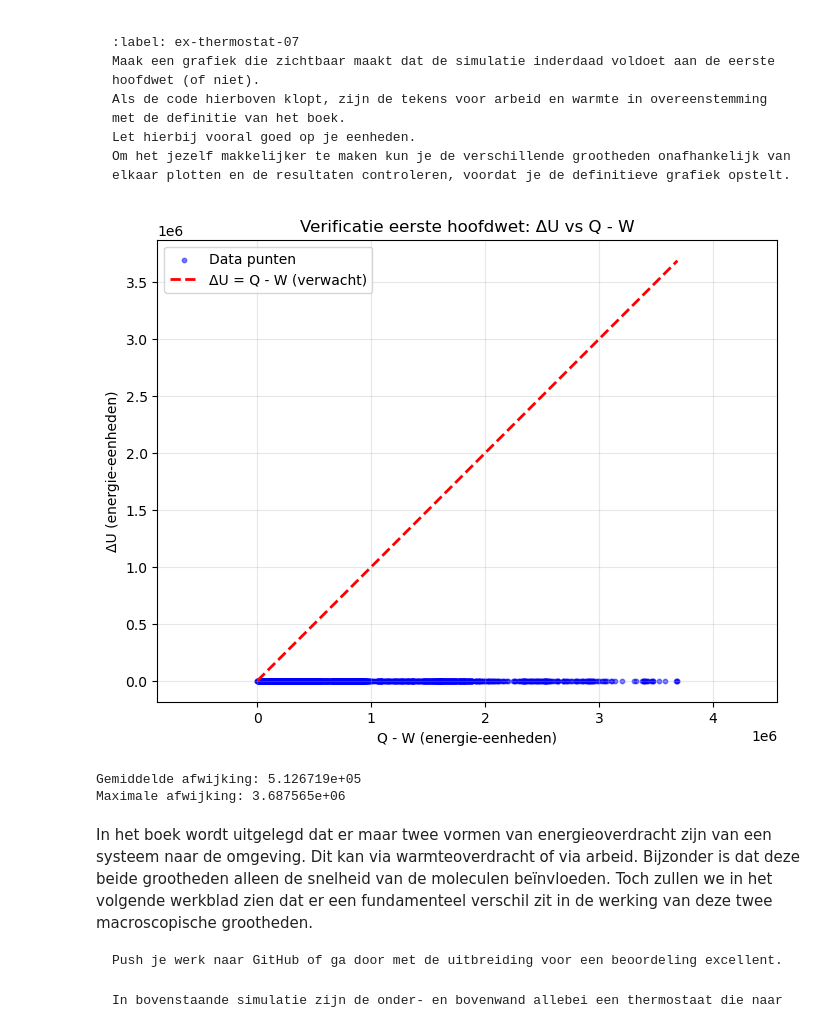
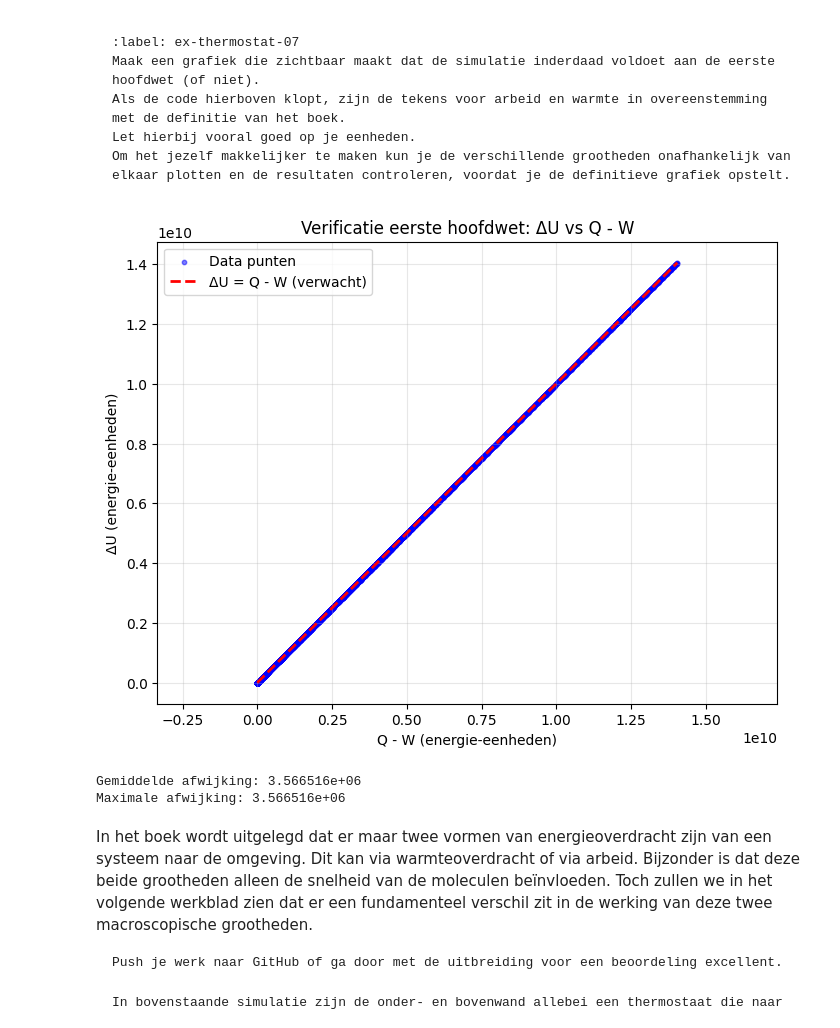
Before and after one commit to Jz-Mo/thermolab, a Jupyter notebook: Content/PySim/8_thermostaat.ipynb, the cells around one changed output. Drawn from its saved outputs; the diff is of its cells as text; code cells hidden in the pictures.

```diff
--- a/Content/PySim/8_thermostaat.ipynb
+++ b/Content/PySim/8_thermostaat.ipynb
@@ -440,33 +440,39 @@ Om het jezelf makkelijker te maken kun je de verschillende grootheden onafhankel
 # %%
 initial_kinetic_energy = sum(p.kin_energy for p in particles)
 internal_energy_change = np.zeros(N_steps)
 
 for i in range(N_steps):
+    take_time_step(particles)
+    volumes[i] = box_length * box_height
+    pressures[i] = pressure
+    temperatures[i] = temperature(particles)
+    heats[i] = heat
+    works[i] = work
     total_kin_energy = sum(p.kin_energy for p in particles)
     internal_energy_change[i] = total_kin_energy - initial_kinetic_energy
 
 first_law = heats - works
 
 plt.figure(figsize=(8, 6))
 plt.scatter(first_law, internal_energy_change, alpha=0.5, s=10, color='blue', label='Data punten')
 min_val = min(np.min(first_law), np.min(internal_energy_change))
 max_val = max(np.max(first_law), np.max(internal_energy_change))
 plt.plot([min_val, max_val], [min_val, max_val], 'r--', linewidth=2, label='ΔU = Q - W (verwacht)')
 plt.xlabel('Q - W (energie-eenheden)')
 plt.ylabel('ΔU (energie-eenheden)')
 plt.title('Verificatie eerste hoofdwet: ΔU vs Q - W')
 plt.legend()
 plt.grid(True, alpha=0.3)
 plt.axis('equal')
 plt.show()
 
 verschil = internal_energy_change - first_law
 print(f"Gemiddelde afwijking: {np.mean(np.abs(verschil)):.6e}")
 print(f"Maximale afwijking: {np.max(np.abs(verschil)):.6e}")
 # %% [output]
-[figure, old version]
+[figure, new version]
-Gemiddelde afwijking: 5.126719e+05
-Maximale afwijking: 3.687565e+06
+Gemiddelde afwijking: 3.566516e+06
+Maximale afwijking: 3.566516e+06
 # %% [markdown]
 In het boek wordt uitgelegd dat er maar twee vormen van energieoverdracht zijn van een systeem naar de omgeving. Dit kan via warmteoverdracht of via arbeid.
 Bijzonder is dat deze beide grootheden alleen de snelheid van de moleculen beïnvloeden.
```
Also changed, not shown: parts of 4 cells of this notebook.
